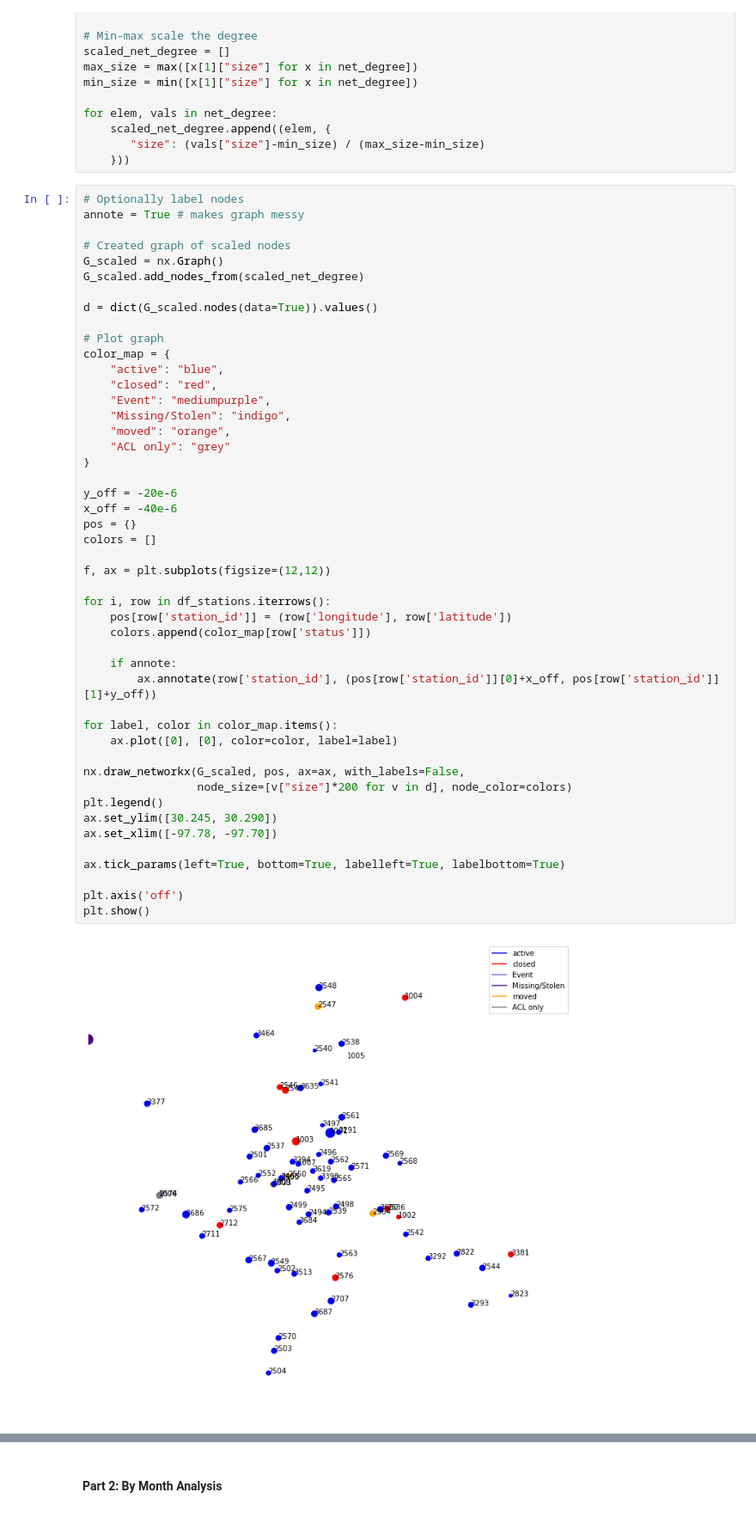
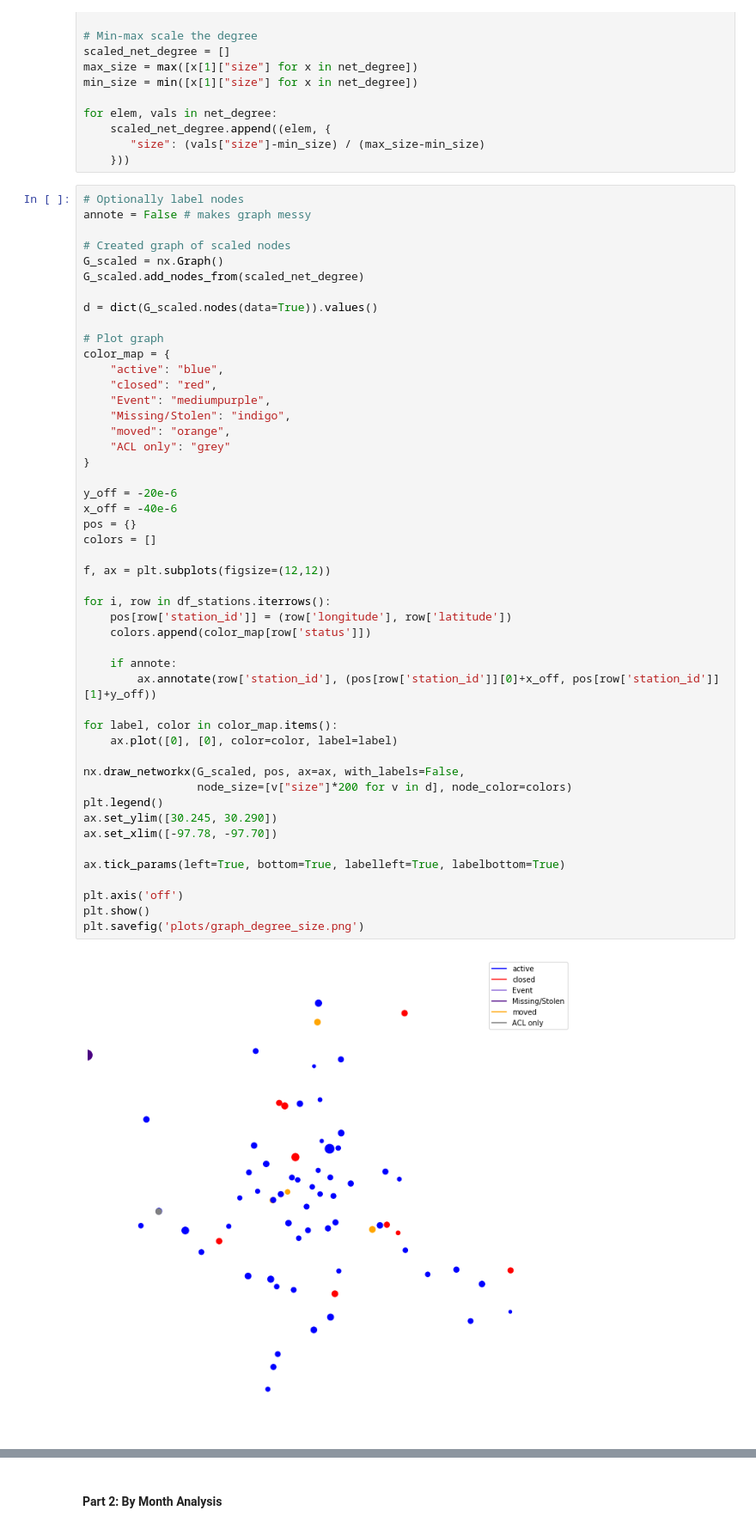
Before and after one commit to mxj5897/austin-bikeshare, a Jupyter notebook: BikeShare.ipynb, the cells around one changed output, grey strips where cells are left out. Shown at 86% size. Drawn from its saved outputs; the diff is of its cells as text.

```diff
--- a/BikeShare.ipynb
+++ b/BikeShare.ipynb
@@ -733,7 +748,7 @@ for elem, vals in net_degree:
     }))
 # %%
 # Optionally label nodes
-annote = True # makes graph messy
+annote = False # makes graph messy
 
 # Created graph of scaled nodes
 G_scaled = nx.Graph()
@@ -752,31 +767,32 @@ color_map = {
 }
 
 y_off = -20e-6
 x_off = -40e-6
 pos = {}
 colors = []
 
 f, ax = plt.subplots(figsize=(12,12))
 
 for i, row in df_stations.iterrows():
     pos[row['station_id']] = (row['longitude'], row['latitude'])
     colors.append(color_map[row['status']])
 
     if annote:
         ax.annotate(row['station_id'], (pos[row['station_id']][0]+x_off, pos[row['station_id']][1]+y_off))
 
 for label, color in color_map.items():
     ax.plot([0], [0], color=color, label=label)
 
 nx.draw_networkx(G_scaled, pos, ax=ax, with_labels=False,
                  node_size=[v["size"]*200 for v in d], node_color=colors)
 plt.legend()
 ax.set_ylim([30.245, 30.290])
 ax.set_xlim([-97.78, -97.70])
 
 ax.tick_params(left=True, bottom=True, labelleft=True, labelbottom=True)
 
 plt.axis('off')
 plt.show()
+plt.savefig('plots/graph_degree_size.png')
 # %% [output]
-[figure, old version]
+[figure, new version]
```
Also changed, not shown: parts of 13 cells of this notebook, 13 other files.
